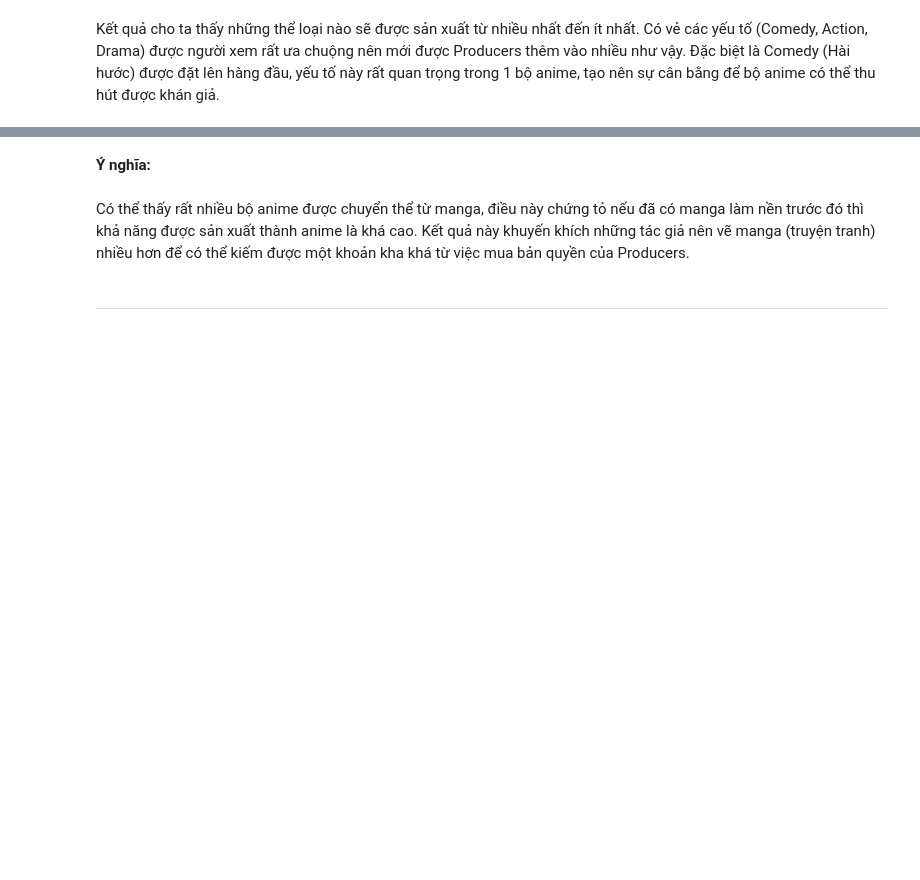
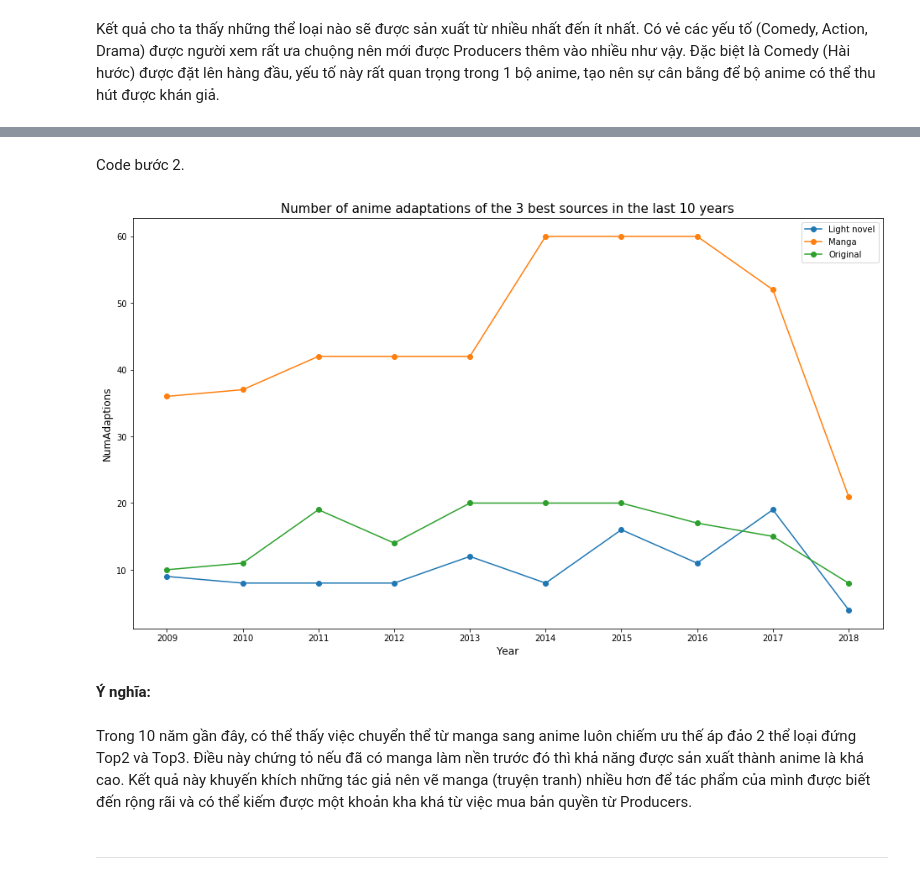
Before and after one commit to jekkyboy/LT-KHDL, a Jupyter notebook: 1712262-NguyenTruongAn.ipynb, the cells around one changed output, grey strips where cells are left out. Cells and saved outputs as stored; diff of their text form; code cells hidden in the pictures; blank space fills up the shorter version.

```diff
--- a/1712262-NguyenTruongAn.ipynb
+++ b/1712262-NguyenTruongAn.ipynb
@@ -361,7 +365,7 @@ Kết quả được lưu vào dataframe `num_animes_each_source`; với 3 cột
 # %%
-five_recent_years = anime_df[anime_df.Year > anime_df.Year.max()-5]
-num_animes_each_source = five_recent_years.groupby(["Year","Sources"])["Title"].agg("count").reset_index(name='counts')
+# Groupby theo Year và Sources
+ten_recent_years = anime_df[anime_df.Year > anime_df.Year.max()-10]
+num_animes_each_source = ten_recent_years.groupby(["Year","Sources"])["Title"].agg("count").reset_index(name='counts')
 num_animes_each_source.Year=num_animes_each_source.Year.astype(int)
-three_popular_sources = num_animes_each_source.groupby("Sources")["counts"].agg("sum").sort_values(ascending=False)[:3]
-three_popular_sources.index
+num_animes_each_source
 # %% [output]
@@ -382,0 +385,5 @@ a
+# %%
+# Lấy ra 3 nguồn (Sources) tốt nhất.
+three_best_sources = num_animes_each_source.groupby("Sources")["counts"].agg("sum").sort_values(ascending=False)[:3]
+three_best_sources = sorted(three_best_sources.index)
+three_best_sources
@@ -382,0 +392,9 @@ a
+# %%
+# Tạo DataFrame num_three_best_sources
+df = num_animes_each_source
+src = three_best_sources
+num_three_best_sources=pd.DataFrame(columns=src,index=range(2009,2019))
+for year in range(2009,2019):
+    data=df[(df.Year==year) & ((df.Sources==src[0])|(df.Sources==src[1])|(df.Sources==src[2]))].counts
+    num_three_best_sources.loc[year]=list(data)
+num_three_best_sources
@@ -383,7 +413,21 @@ a
+# %% [markdown]
+Code bước 2.
+# %%
+# Vẽ đồ thị
+plt.figure(figsize=(16,9))
+plt.plot(num_three_best_sources, marker="o")
+plt.xticks(range(2009,2019,1))
+plt.xlabel("Year", fontsize=12)
+plt.ylabel("NumAdaptions", fontsize=12)
+plt.title("Number of anime adaptations of the 3 best sources in the last 10 years", fontsize=15)
+plt.legend(src)
+plt.show()
+# %% [output]
+[figure, added]
 # %% [markdown]
 **Ý nghĩa:**
 # %% [markdown]
-Có thể thấy rất nhiều bộ anime được chuyển thể từ manga, điều này chứng tỏ nếu đã có manga làm nền trước đó thì khả năng được sản xuất thành anime là khá cao. Kết quả này khuyến khích những tác giả nên vẽ manga (truyện tranh) nhiều hơn để có thể kiếm được một khoản kha khá từ việc mua bản quyền của Producers.
+Trong 10 năm gần đây, có thể thấy việc chuyển thể từ manga sang anime luôn chiếm ưu thế áp đảo 2 thể loại đứng Top2 và Top3. Điều này chứng tỏ nếu đã có manga làm nền trước đó thì khả năng được sản xuất thành anime là khá cao. Kết quả này khuyến khích những tác giả nên vẽ manga (truyện tranh) nhiều hơn để tác phẩm của mình được biết đến rộng rãi và có thể kiếm được một khoản kha khá từ việc mua bản quyền từ Producers.
 # %% [markdown]
 ---
 # %% [markdown]
```
Also changed, not shown: parts of 10 cells of this notebook.
